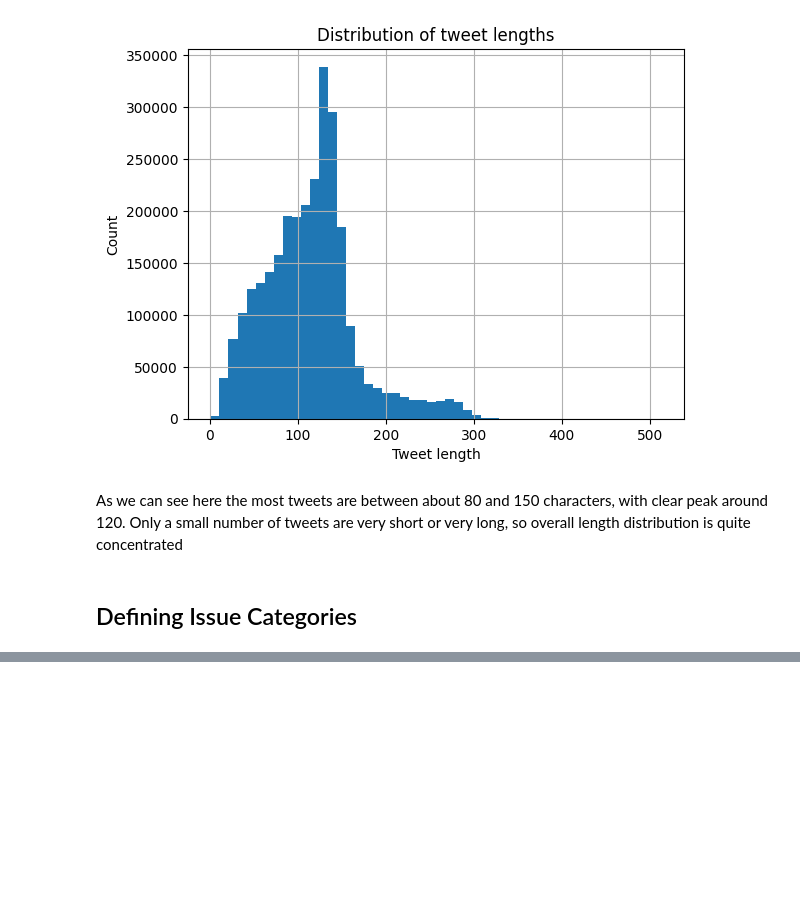
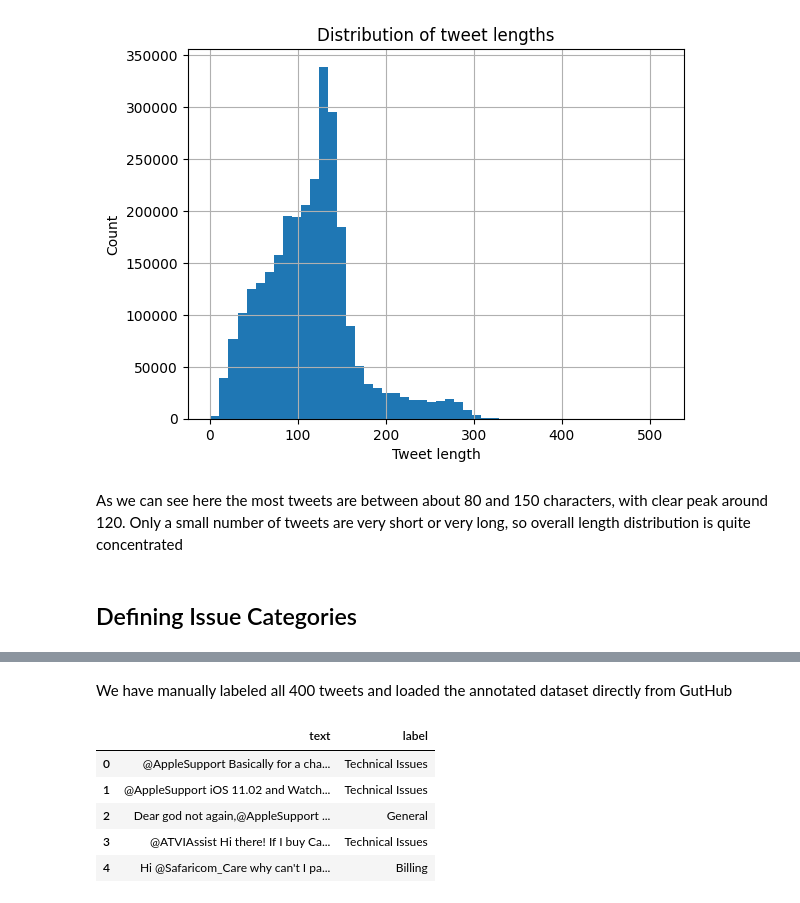
Before and after one commit to giorgi00798/NLP-Group-Assignment-Customer-Support-on-Twitter, a Jupyter notebook: NLP_Group_Assignment.ipynb, the cells around one changed output, grey strips where cells are left out. Saved outputs shown, nothing was run; the diff lists cells and outputs as text; code cells hidden in the pictures; blank space fills up the shorter version.

```diff
--- a/NLP_Group_Assignment.ipynb
+++ b/NLP_Group_Assignment.ipynb
@@ -93,0 +134,14 @@ These categories are simple, clear and business-relevant, which makes them suita
+# %% [markdown]
+We have manually labeled all 400 tweets and loaded the annotated dataset directly from GutHub
+# %%
+url = 'https://raw.githubusercontent.com/giorgi00798/NLP-Group-Assignment-Customer-Support-on-Twitter/refs/heads/main/annotated_400_tweets.csv'
+
+annotated_df = pd.read_csv(url)
+annotated_df.head()
+# %% [output]
+|  | text | label |
+| 0 | @AppleSupport Basically for a cha... | Technical Issues |
+| 1 | @AppleSupport iOS 11.02 and Watch... | Technical Issues |
+| 2 | Dear god not again,@AppleSupport ... | General |
+| 3 | @ATVIAssist Hi there! If I buy Ca... | Technical Issues |
+| 4 | Hi @Safaricom_Care why can't I pa... | Billing |
```
Also changed, not shown: parts of 10 cells of this notebook.
